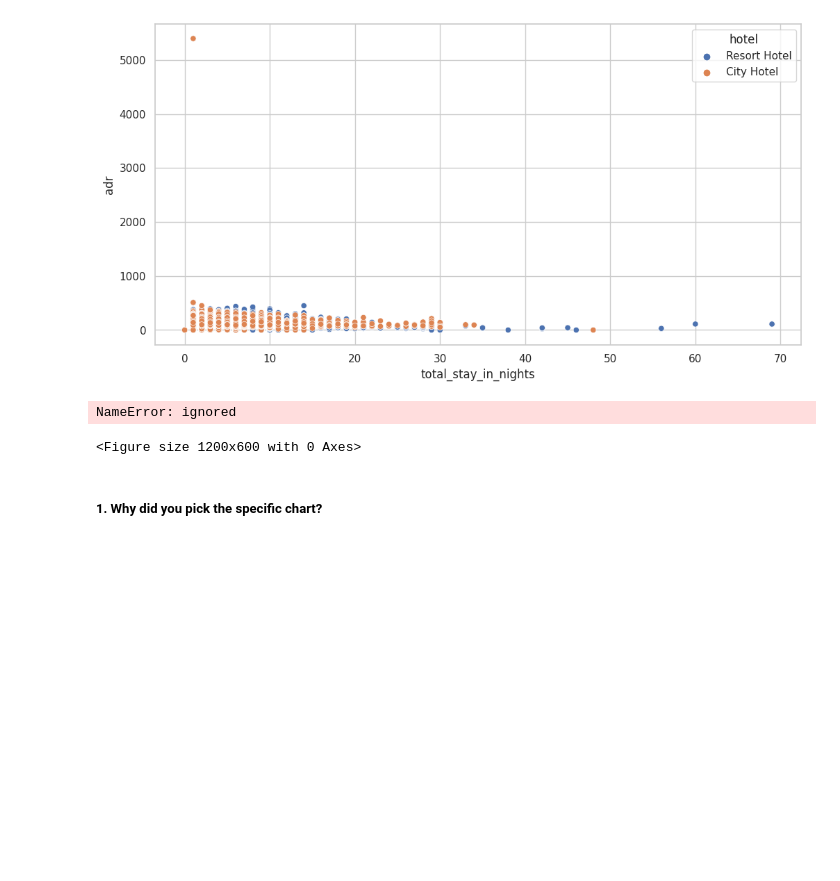
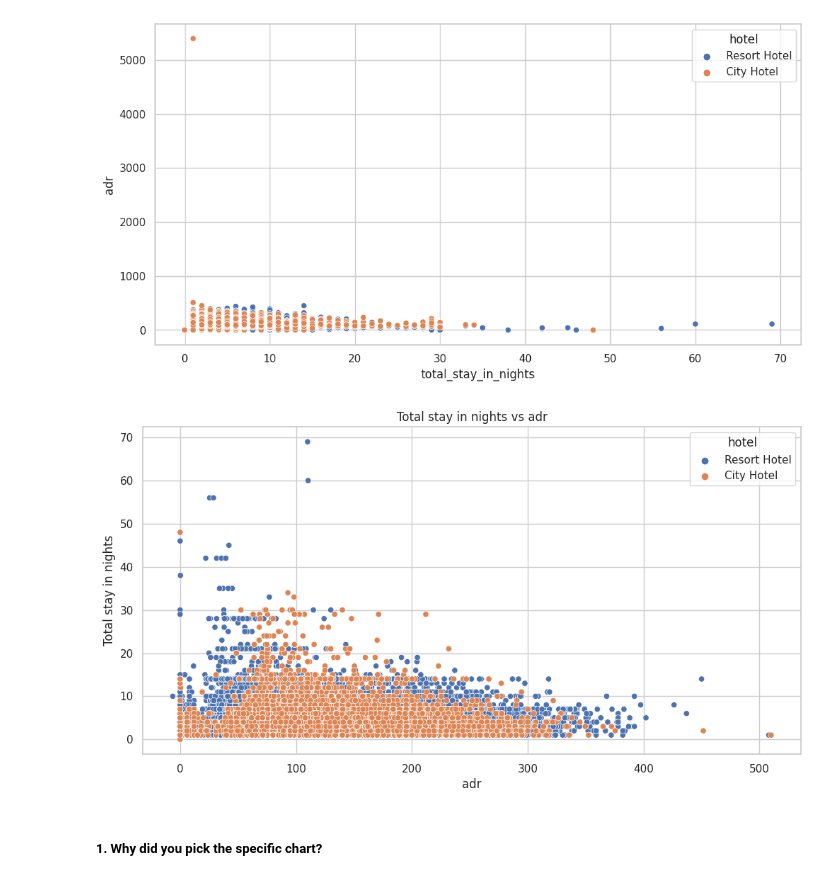
Before and after one commit to krish-kanji/hotel-booking-analysis, a Jupyter notebook: Copy_of_hotel_booking_analysis.ipynb, the cells around one changed output. Drawn from its saved outputs; the diff is of its cells as text; code cells hidden in the pictures; blank space fills up the shorter version.

```diff
--- a/Copy_of_hotel_booking_analysis.ipynb
+++ b/Copy_of_hotel_booking_analysis.ipynb
@@ -660,24 +666,23 @@ hotel_df.drop(hotel_df[hotel_df['adr'] > 1000].index, inplace = True)
 # %%
 # Chart - 7 visualization code
 # prepare data
 # Plot the data
 
 
 
 # Plot the data
 plt.figure(figsize = (12,6))
-sns.scatterplot(data = adr_df ,x = 'adr',y = 'total_stay_in_nights', hue = hotel_df['hotel'])
+sns.scatterplot(data = hotel_df ,x = 'adr',y = 'total_stay_in_nights', hue = 'hotel')
 
 # Change/Customize the plot
 plt.title('Total stay in nights vs adr')
 plt.xlabel('adr')
 plt.ylabel('Total stay in nights')
 
 # Shave/show the plot
 plt.show()
 # %% [output]
-NameError: ignored
-<Figure size 1200x600 with 0 Axes>
+[figure, added]
 # %% [markdown]
 ##### 1. Why did you pick the specific chart?
 # %% [markdown]
```
Also changed, not shown: parts of 47 cells of this notebook.
